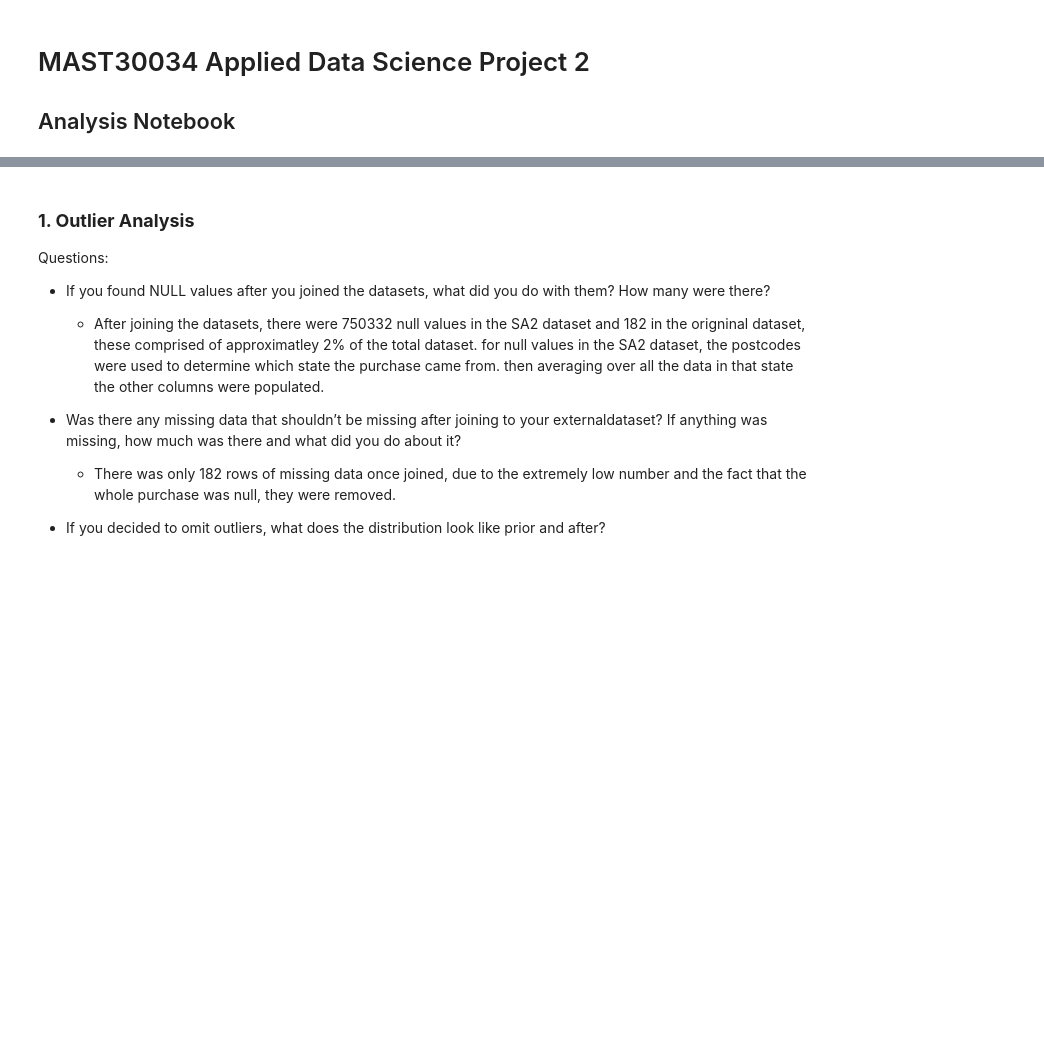
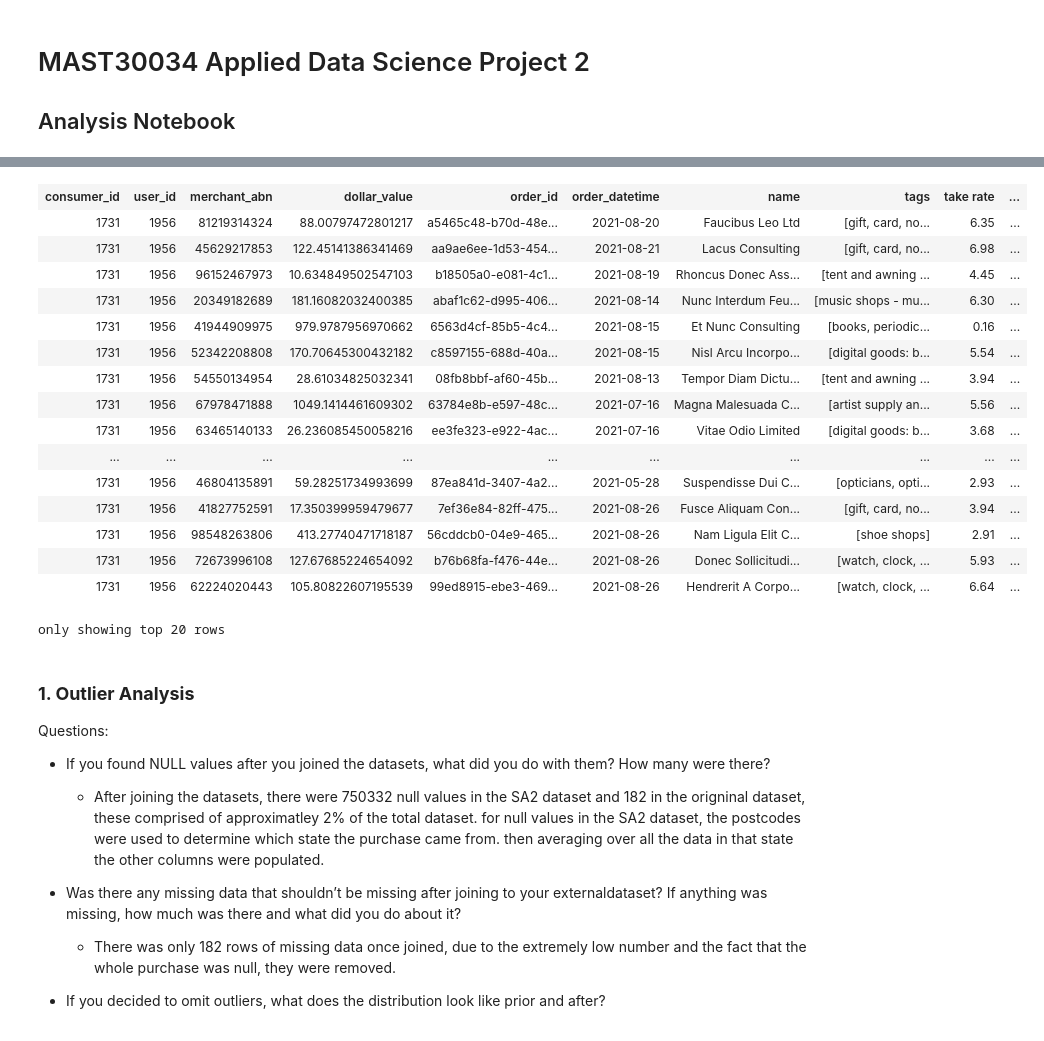
Before and after one commit to MAST30034-Applied-Data-Science/generic-buy-now-pay-later-project-group-5, a Jupyter notebook: notebooks/analysis.ipynb, the cells around one changed output, grey strips where cells are left out. Cells and saved outputs as stored; diff of their text form; code cells hidden in the pictures; blank space fills up the shorter version.

```diff
--- a/notebooks/analysis.ipynb
+++ b/notebooks/analysis.ipynb
@@ -37,3 +33,23 @@ To adjust logging level use sc.setLogLevel(newLevel). For SparkR, use setLogLeve
+# %%
+data
+# %% [output]
+| consumer_id | user_id | merchant_abn | dollar_value | order_id | order_datetime | name | tags | take rate | ... |
+| 1731 | 1956 | 81219314324 | 88.00797472801217 | a5465c48-b70d-48e... | 2021-08-20 | Faucibus Leo Ltd | [gift, card, no... | 6.35 | ... |
+| 1731 | 1956 | 45629217853 | 122.45141386341469 | aa9ae6ee-1d53-454... | 2021-08-21 | Lacus Consulting | [gift, card, no... | 6.98 | ... |
+| 1731 | 1956 | 96152467973 | 10.634849502547103 | b18505a0-e081-4c1... | 2021-08-19 | Rhoncus Donec Ass... | [tent and awning ... | 4.45 | ... |
+| 1731 | 1956 | 20349182689 | 181.16082032400385 | abaf1c62-d995-406... | 2021-08-14 | Nunc Interdum Feu... | [music shops - mu... | 6.30 | ... |
+| 1731 | 1956 | 41944909975 | 979.9787956970662 | 6563d4cf-85b5-4c4... | 2021-08-15 | Et Nunc Consulting | [books, periodic... | 0.16 | ... |
+| 1731 | 1956 | 52342208808 | 170.70645300432182 | c8597155-688d-40a... | 2021-08-15 | Nisl Arcu Incorpo... | [digital goods: b... | 5.54 | ... |
+| 1731 | 1956 | 54550134954 | 28.61034825032341 | 08fb8bbf-af60-45b... | 2021-08-13 | Tempor Diam Dictu... | [tent and awning ... | 3.94 | ... |
+| 1731 | 1956 | 67978471888 | 1049.1414461609302 | 63784e8b-e597-48c... | 2021-07-16 | Magna Malesuada C... | [artist supply an... | 5.56 | ... |
+| 1731 | 1956 | 63465140133 | 26.236085450058216 | ee3fe323-e922-4ac... | 2021-07-16 | Vitae Odio Limited | [digital goods: b... | 3.68 | ... |
+| ... | ... | ... | ... | ... | ... | ... | ... | ... | ... |
+| 1731 | 1956 | 46804135891 | 59.28251734993699 | 87ea841d-3407-4a2... | 2021-05-28 | Suspendisse Dui C... | [opticians, opti... | 2.93 | ... |
+| 1731 | 1956 | 41827752591 | 17.350399959479677 | 7ef36e84-82ff-475... | 2021-08-26 | Fusce Aliquam Con... | [gift, card, no... | 3.94 | ... |
+| 1731 | 1956 | 98548263806 | 413.27740471718187 | 56cddcb0-04e9-465... | 2021-08-26 | Nam Ligula Elit C... | [shoe shops] | 2.91 | ... |
+| 1731 | 1956 | 72673996108 | 127.67685224654092 | b76b68fa-f476-44e... | 2021-08-26 | Donec Sollicitudi... | [watch, clock, ... | 5.93 | ... |
+| 1731 | 1956 | 62224020443 | 105.80822607195539 | 99ed8915-ebe3-469... | 2021-08-26 | Hendrerit A Corpo... | [watch, clock, ... | 6.64 | ... |
+only showing top 20 rows
 # %% [markdown]
 ### **1. Outlier Analysis**
 
```
Also changed, not shown: parts of 3 cells of this notebook.
